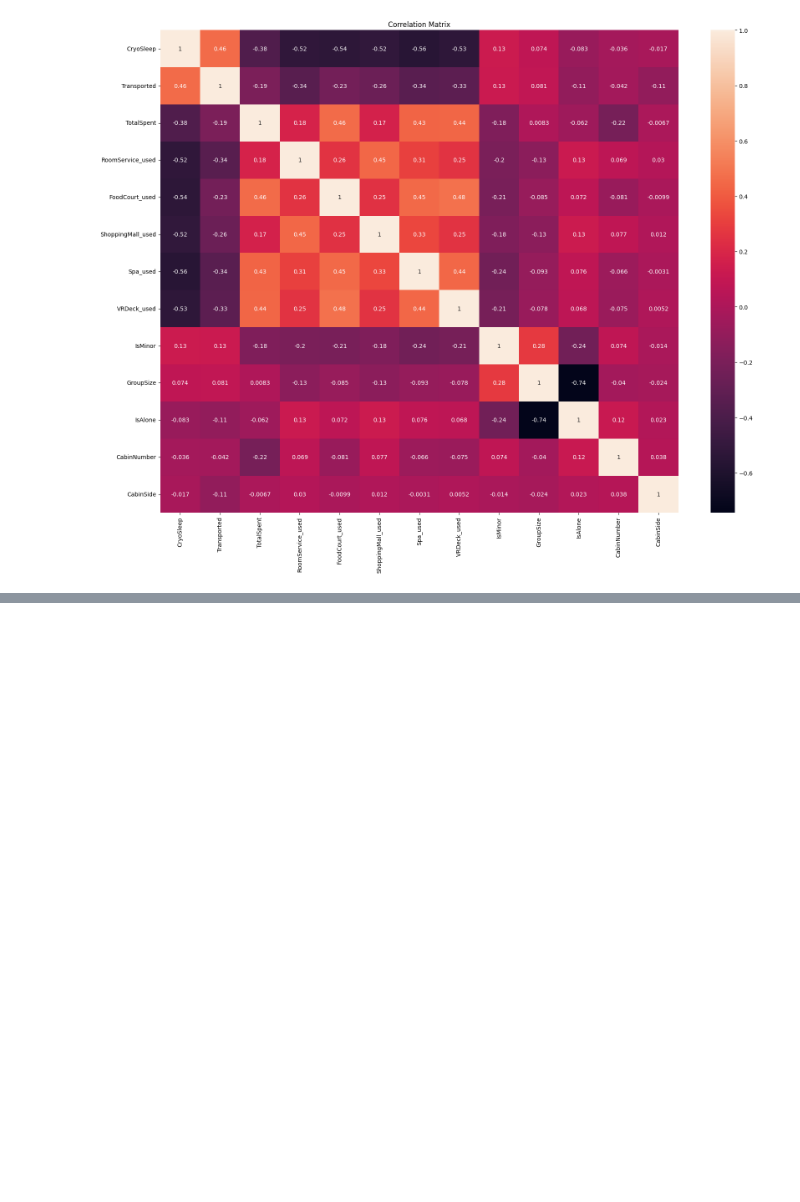
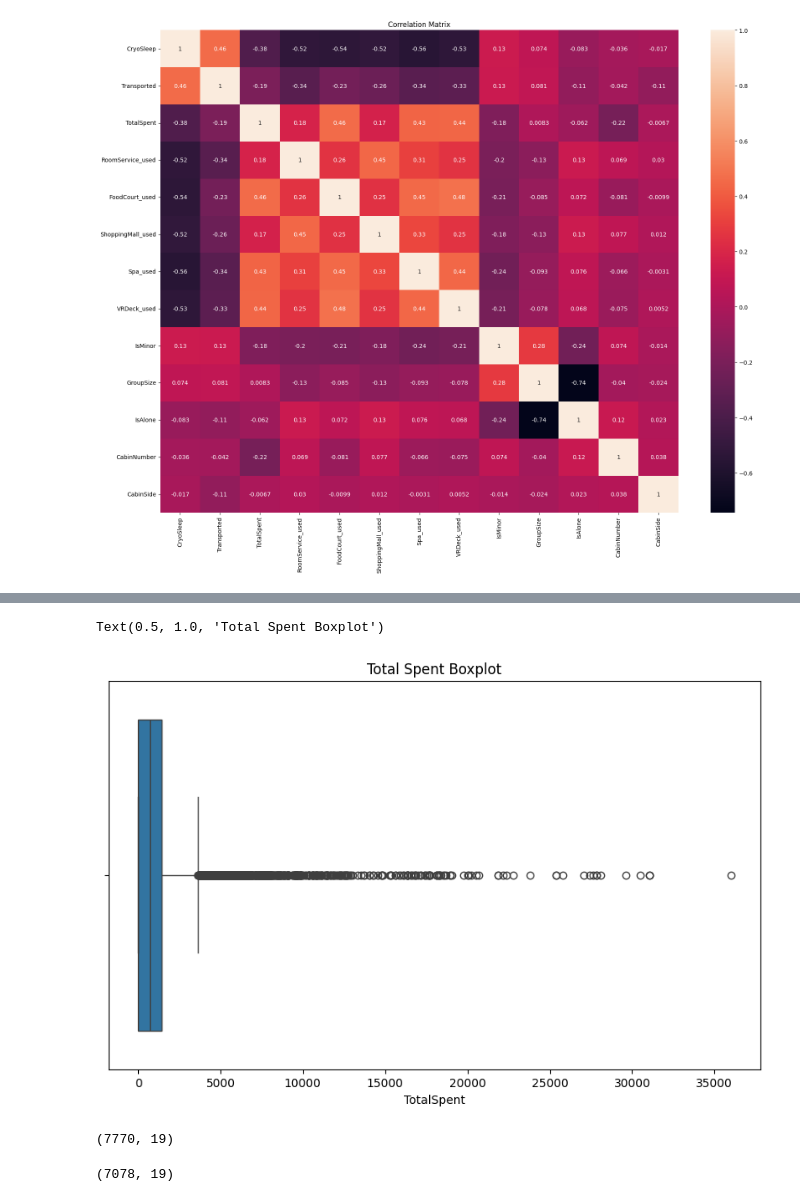
Before and after one commit to dextermadh/Sapceship-Titanic--Survival-Prediction, a Jupyter notebook: model_creation.ipynb, the cells around one changed output, grey strips where cells are left out. Cells and saved outputs as stored; diff of their text form; code cells hidden in the pictures; blank space fills up the shorter version.

```diff
--- a/model_creation.ipynb
+++ b/model_creation.ipynb
@@ -759,0 +776,3 @@ plt.show()
+# %%
+df5.CryoSleep = df5.CryoSleep.apply(lambda x: 1 if x == True else 0)
+df5.head(10)
@@ -759,0 +791,20 @@ plt.show()
+# %%
+plt.figure(figsize=(10,6))
+sns.boxplot(x='TotalSpent', data=df5)
+plt.title('Total Spent Boxplot')
+# %% [output]
+Text(0.5, 1.0, 'Total Spent Boxplot')
+[figure, added]
+# %%
+df5.shape
+# %% [output]
+(7770, 19)
+# %%
+# total spent outlier removal using standard deviation
+upper_limit = df5.TotalSpent.mean() + df5.TotalSpent.std()
+lower_limit = df5.TotalSpent.mean() - df5.TotalSpent.std()
+
+df6 = df5[(df5['TotalSpent'] > lower_limit) & (df5['TotalSpent'] < upper_limit)]
+df6.shape
+# %% [output]
+(7078, 19)
```
Also changed, not shown: parts of 29 cells of this notebook.
